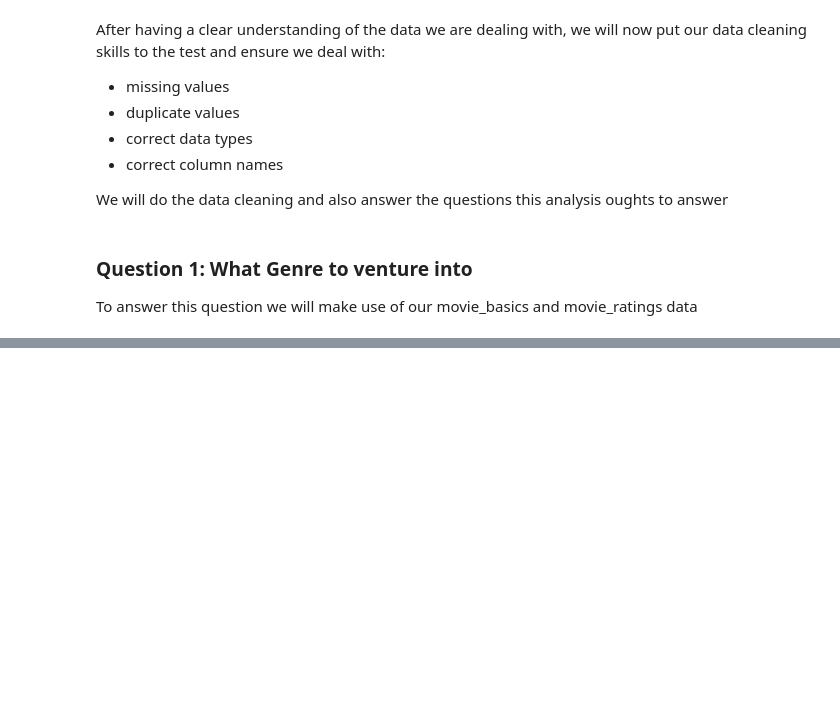
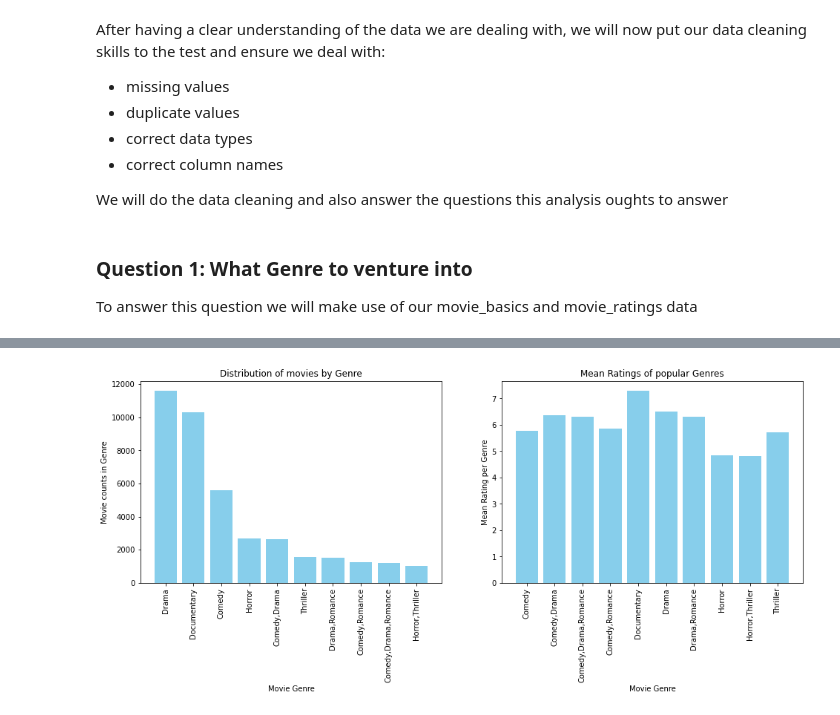
Before and after one commit to HSimiyu/Movie-Data-Analysis, a Jupyter notebook: student.ipynb, the cells around one changed output, grey strips where cells are left out. Saved outputs shown, nothing was run; the diff lists cells and outputs as text; code cells hidden in the pictures; blank space fills up the shorter version.

Commit message:
Answer the first objective using our analysis

```diff
--- a/student.ipynb
+++ b/student.ipynb
@@ -232,0 +235,5 @@ To answer this question we will make use of our movie_basics and movie_ratings d
+# %%
+genres_df = pd.merge(movie_basics, movie_ratings, on='movie_id', how='inner')
+
+#Display the info about this new joined dataframe
+genres_df.info()
@@ -232,0 +292,6 @@ To answer this question we will make use of our movie_basics and movie_ratings d
+# %%
+# Drop the rows with missing values
+genres_df.dropna(subset=['genres'], inplace=True)
+
+#Assert they are no missing values in the genre column afterward
+assert genres_df['genres'].isna().sum() == 0
@@ -232,0 +315,4 @@ To answer this question we will make use of our movie_basics and movie_ratings d
+# %%
+#Find the 10 most popular genre to make a movie in and assign it to variable genres
+genres = genres_df['genres'].value_counts().head(10)
+genres
@@ -232,0 +331,7 @@ To answer this question we will make use of our movie_basics and movie_ratings d
+# %%
+# creating a list to store the names of the most popular genres
+popular_genres = [genre for genre in genres.index]
+#create a dataframe to store the mean averagerating for the popular_genres
+popular_df = genres_df[genres_df['genres'].isin(popular_genres)].groupby('genres')['averagerating'].mean()
+#display the popular_df
+popular_df
@@ -232,0 +351,20 @@ To answer this question we will make use of our movie_basics and movie_ratings d
+# %%
+fig, (ax1,ax2) = plt.subplots(ncols=2, figsize=(16, 5))
+
+# Plot data
+ax1.bar(genres.index, genres.values, color='skyblue')
+ax2.bar(popular_df.index, popular_df.values, color='skyblue')
+
+# Customizing the first subplot appearance
+ax1.tick_params(axis="x", labelrotation=90)
+ax1.set_xlabel("Movie Genre")
+ax1.set_ylabel("Movie counts in Genre")
+ax1.set_title("Distribution of movies by Genre")
+
+#Customizing the second subplot appearence
+ax2.tick_params(axis="x", labelrotation=90)
+ax2.set_xlabel("Movie Genre")
+ax2.set_ylabel("Mean Rating per Genre")
+ax2.set_title("Mean Ratings of popular Genres");
+# %% [output]
+[figure, added]
```
Also changed, not shown: parts of 14 cells of this notebook.
